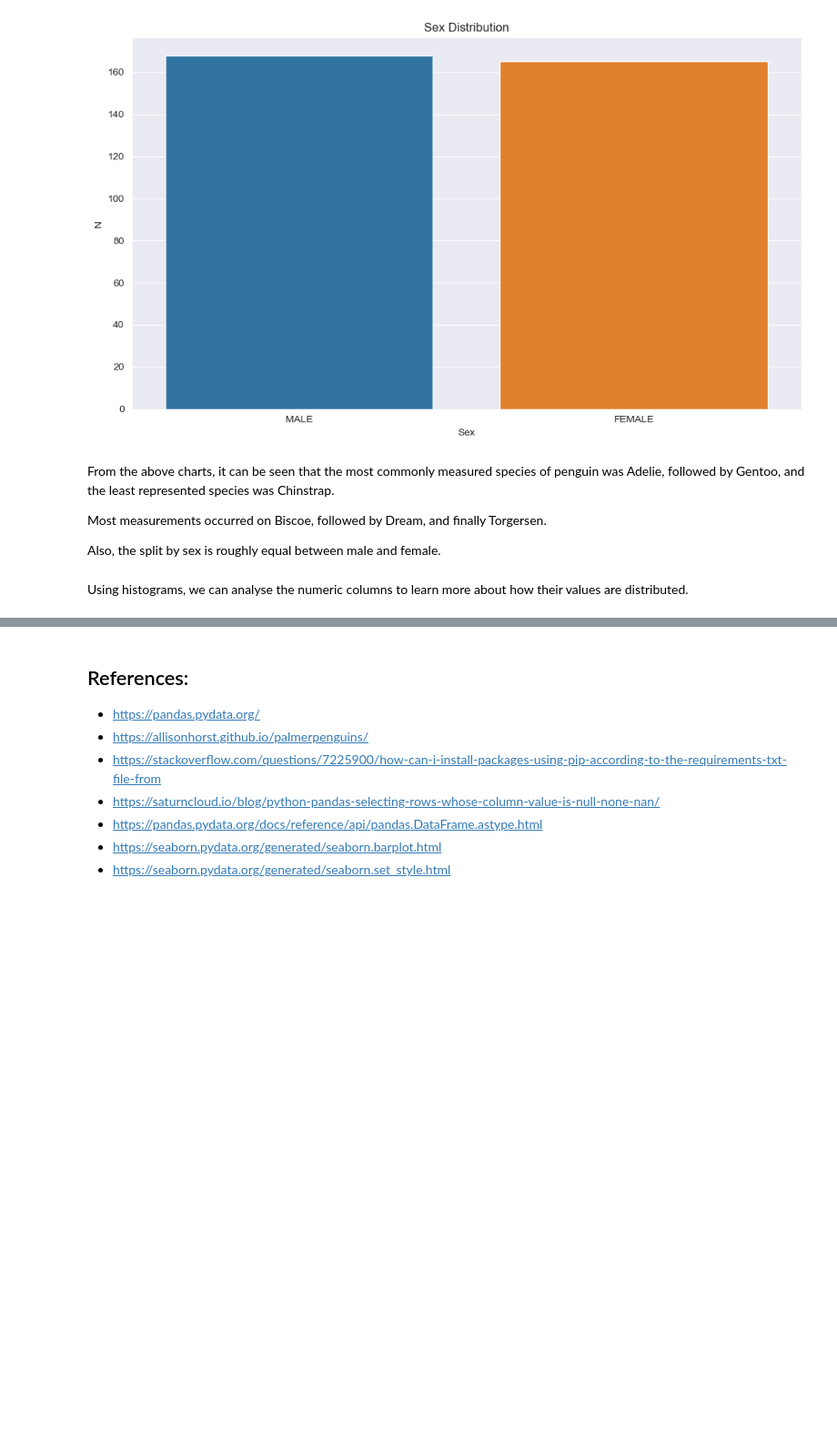
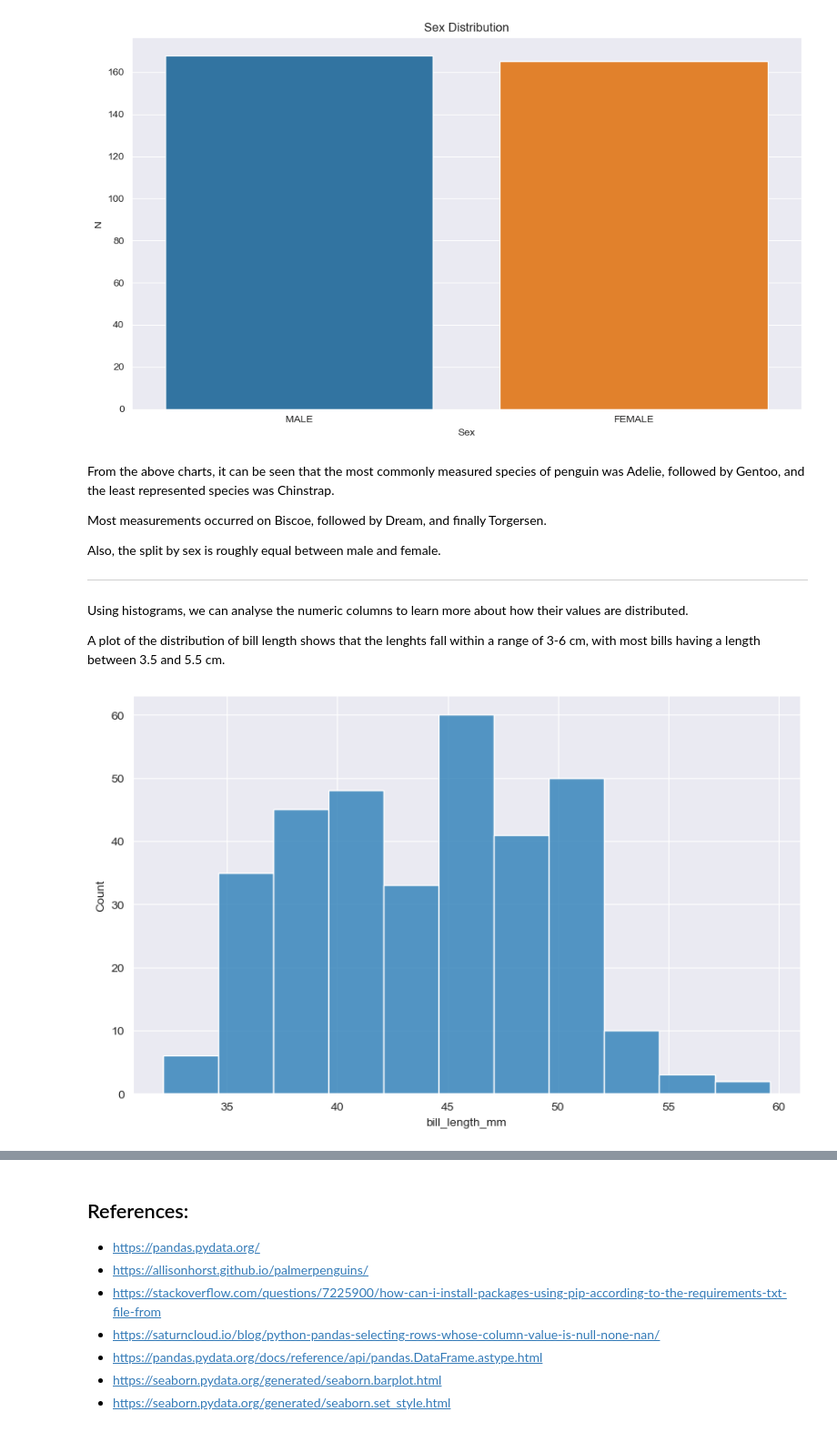
Before and after one commit to Cking313/principals_of_data_analytics, a Jupyter notebook: penguins.ipynb, the cells around one changed output, grey strips where cells are left out. Shown at 91% size. Saved outputs shown, nothing was run; the diff lists cells and outputs as text; code cells hidden in the pictures; blank space fills up the shorter version.

Commit message:
Histograms

```diff
--- a/penguins.ipynb
+++ b/penguins.ipynb
@@ -135,5 +142,15 @@ From the above charts, it can be seen that the most commonly measured species of
 Most measurements occurred on Biscoe, followed by Dream, and finally Torgersen.
 
 Also, the split by sex is roughly equal between male and female.
+
+---
 # %% [markdown]
 Using histograms, we can analyse the numeric columns to learn more about how their values are distributed.
+
+A plot of the distribution of bill length shows that the lenghts fall within a range of 3-6 cm, with most bills having a length between 3.5 and 5.5 cm.
+# %%
+plt.figure(figsize=(10,6))
+sns.histplot(data=df, x='bill_length_mm')
+plt.show()
+# %% [output]
+[figure, added]
```
Also changed, not shown: parts of 9 cells of this notebook.
